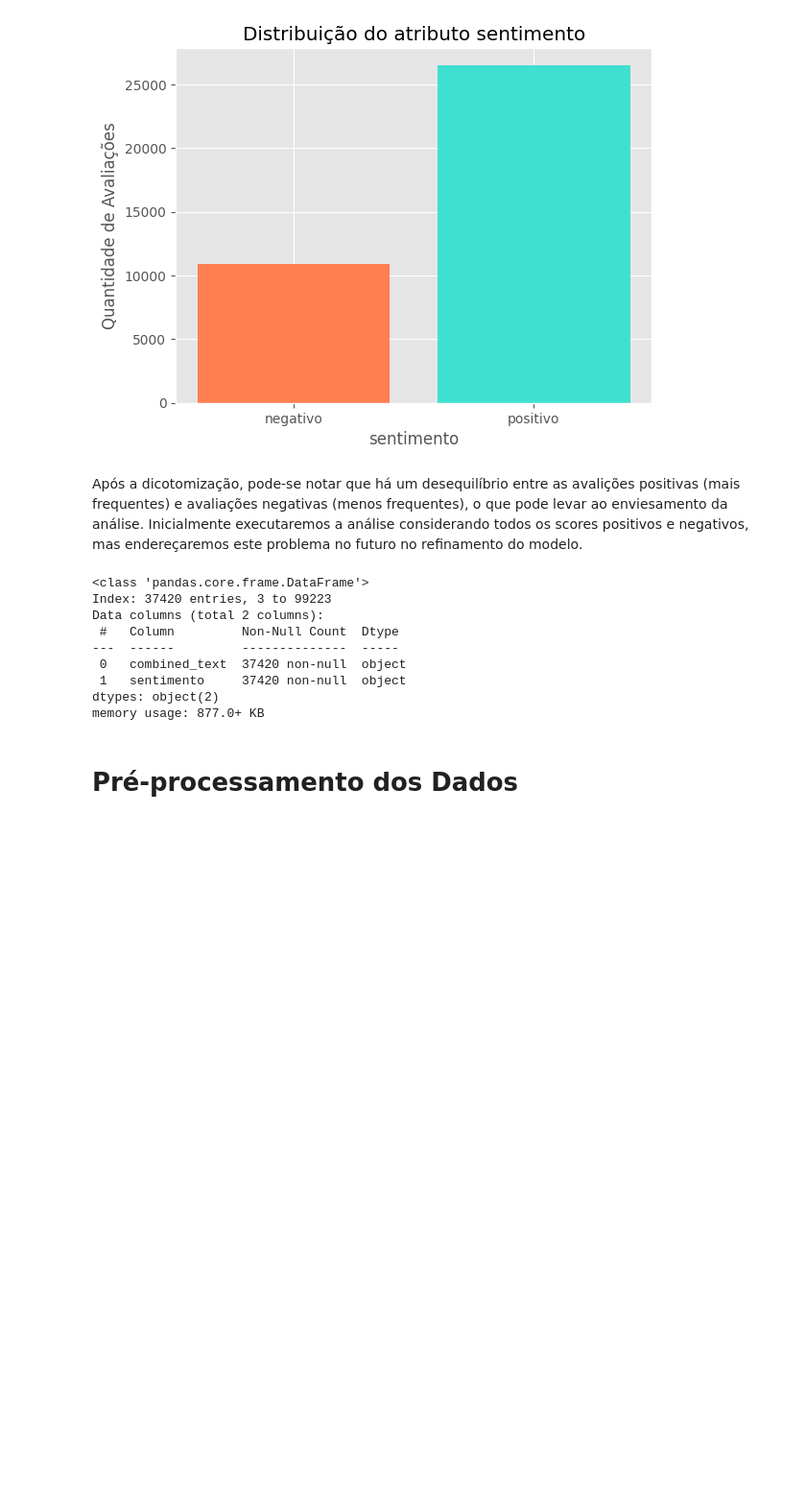
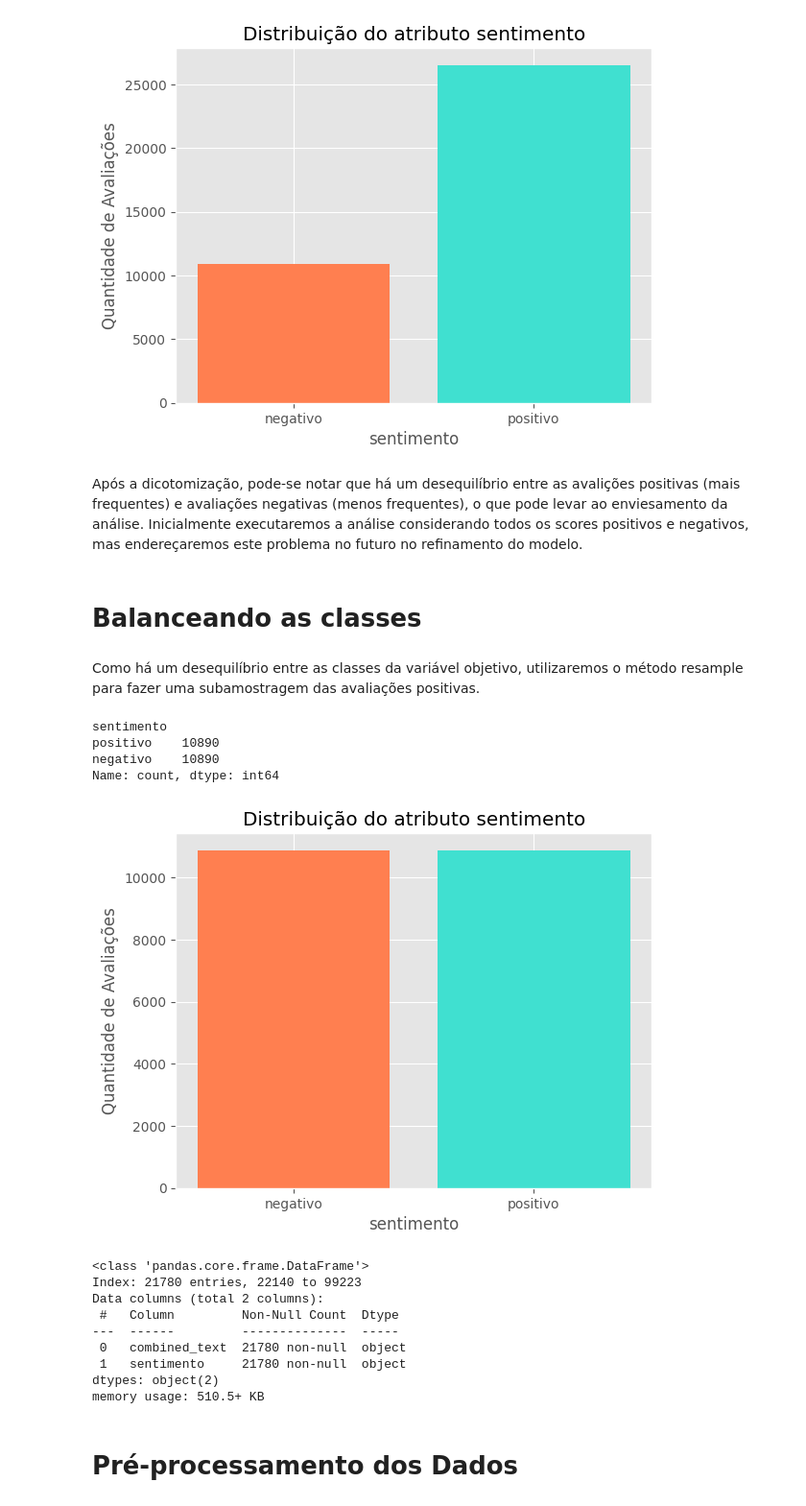
Before and after one commit to lucasvazcastro/Projeto_Aplicado_II, a Jupyter notebook: Projeto_Aplicado2.ipynb, the cells around one changed output. Shown at 96% size. Saved outputs shown, nothing was run; the diff lists cells and outputs as text; code cells hidden in the pictures; blank space fills up the shorter version.

```diff
--- a/Projeto_Aplicado2.ipynb
+++ b/Projeto_Aplicado2.ipynb
@@ -136,14 +145,15 @@ Como observado, as avaliações são representadas por números inteiros que var
 # Eliminando os registros com notas iguais a 3
 reviews = reviews[reviews['review_score'] != 3]
 
-# renomeando as avaliações para categorias dicotômicas de sentimento (negativo e positivo)
+# Renomeando as avaliações para categorias dicotômicas de sentimento (negativo e positivo)
 def agrupar_scores(score):
     if score in [4, 5]:
         return 'positivo'
     elif score in [1, 2]:
         return 'negativo'
 
-reviews.loc[:,'sentimento'] = reviews['review_score'].apply(agrupar_scores).copy()
+# Usando .loc para evitar SettingWithCopyWarning
+reviews.loc[:, 'sentimento'] = reviews['review_score'].apply(agrupar_scores)
 # %%
 plt.bar(reviews['sentimento'].value_counts().sort_index().index, reviews['sentimento'].value_counts().sort_index().values,
         color=['coral', 'turquoise'])
@@ -155,4 +165,8 @@ plt.show()
 [figure]
 # %% [markdown]
 Após a dicotomização, pode-se notar que há um desequilíbrio entre as avalições positivas (mais frequentes) e avaliações negativas (menos frequentes), o que pode levar ao enviesamento da análise. Inicialmente executaremos a análise considerando todos os scores positivos e negativos, mas endereçaremos este problema no futuro no refinamento do modelo.
+# %% [markdown]
+# Balanceando as classes
+# %% [markdown]
+Como há um desequilíbrio entre as classes da variável objetivo, utilizaremos o método resample para fazer uma subamostragem das avaliações positivas.
 # %%
@@ -161,15 +177,45 @@ reviews_tratado = reviews[['combined_text', 'sentimento']]
+# %%
+# Separando as classes em majoritária e minoritária
+reviews_majority = reviews_tratado[reviews_tratado.sentimento == 'positivo']
+reviews_minority = reviews_tratado[reviews_tratado.sentimento == 'negativo']
+
+# Subamostragem da classe majoritária
+reviews_majority_downsampled = resample(reviews_majority,
+                                     replace=False,  # sample sem reposição
+                                     n_samples=len(reviews_minority),  # match número de amostras da minoria
+                                     random_state=42)  # reprodutibilidade
+
+# Combinando a classe minoritária com a subamostragem da classe majoritária
+reviews_tratado = pd.concat([reviews_majority_downsampled, reviews_minority])
+
+# Verificando a distribuição das classes após o undersampling
+print(reviews_tratado.sentimento.value_counts())
+# %% [output]
+sentimento
+positivo    10890
+negativo    10890
+Name: count, dtype: int64
+# %%
+plt.bar(reviews_tratado['sentimento'].value_counts().sort_index().index, reviews_tratado['sentimento'].value_counts().sort_index().values,
+        color=['coral', 'turquoise'])
+plt.title('Distribuição do atributo sentimento')
+plt.xlabel('sentimento')
+plt.ylabel('Quantidade de Avaliações')
+plt.show()
+# %% [output]
+[figure, added]
 # %%
 reviews_tratado.info()
 # %% [output]
 <class 'pandas.core.frame.DataFrame'>
-Index: 37420 entries, 3 to 99223
+Index: 21780 entries, 22140 to 99223
 Data columns (total 2 columns):
  #   Column         Non-Null Count  Dtype
 ---  ------         --------------  -----
- 0   combined_text  37420 non-null  object
- 1   sentimento     37420 non-null  object
+ 0   combined_text  21780 non-null  object
+ 1   sentimento     21780 non-null  object
 dtypes: object(2)
-memory usage: 877.0+ KB
+memory usage: 510.5+ KB
 # %% [markdown]
 # Pré-processamento dos Dados
 # %%
```
Also changed, not shown: parts of 13 cells of this notebook.
